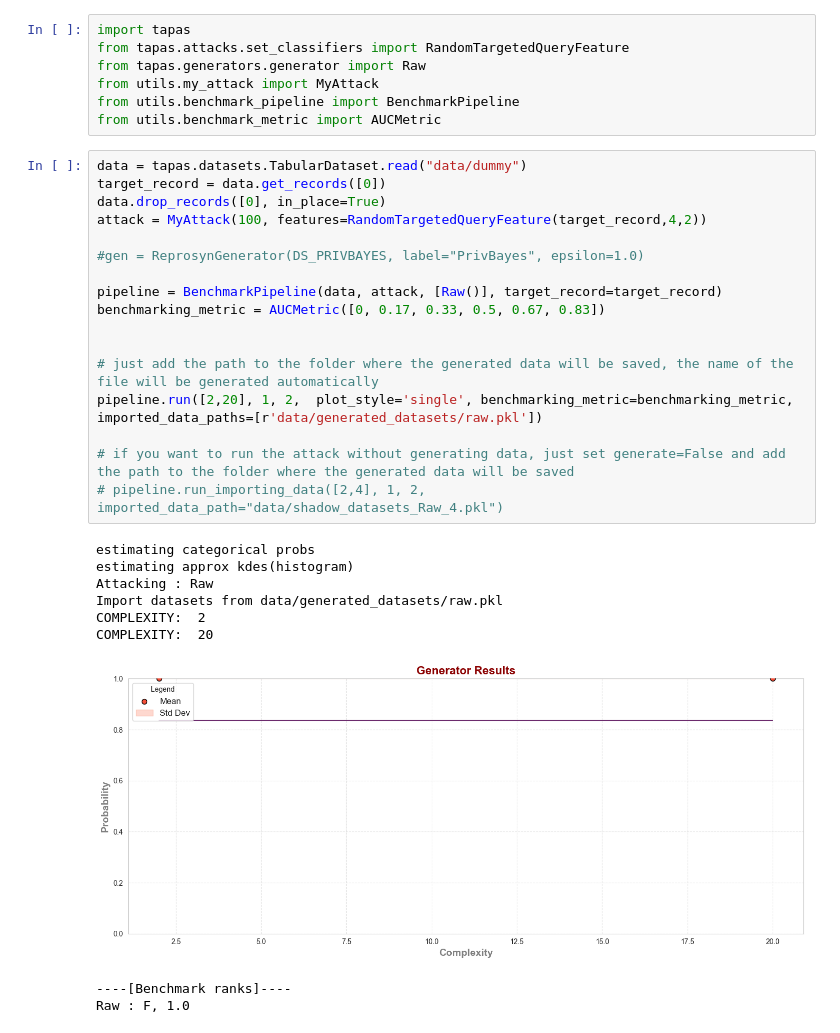
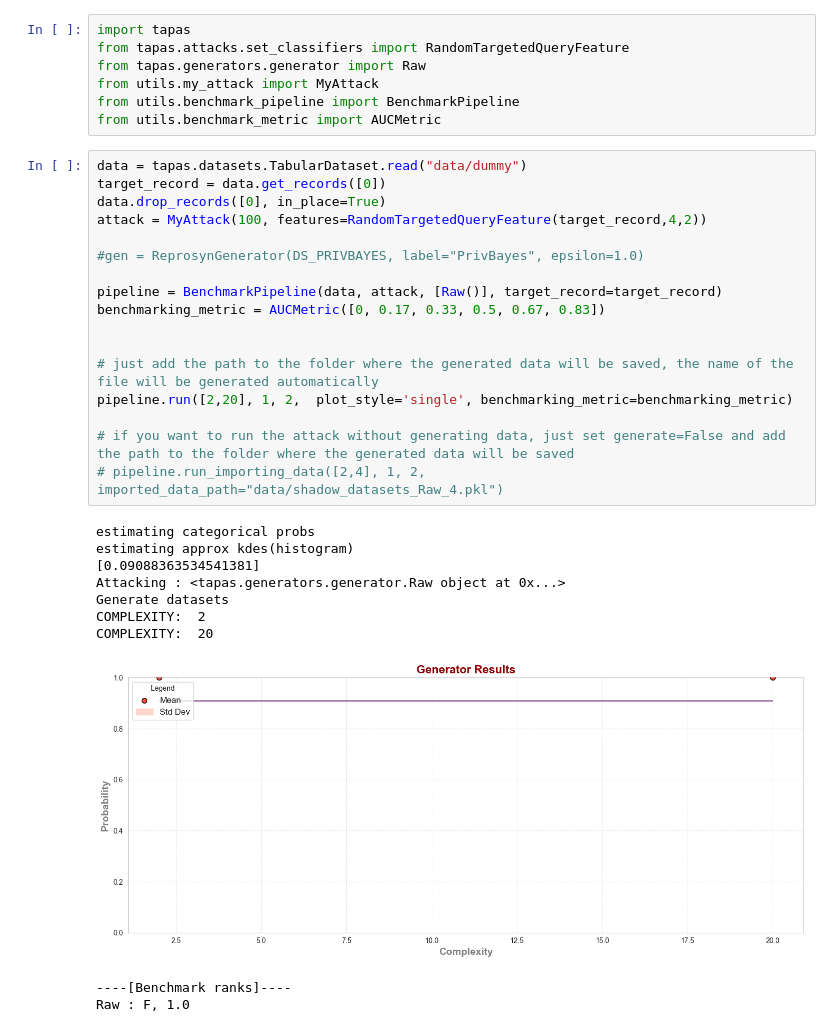
Before and after one commit to ArthGV/Benchmarking-of-Tabular-Synthetic-Data-Generation, a Jupyter notebook: privacy/run_pipeline.ipynb, the cells around one changed output. Drawn from its saved outputs; the diff is of its cells as text.

```diff
--- a/privacy/run_pipeline.ipynb
+++ b/privacy/run_pipeline.ipynb
@@ -8,27 +8,28 @@ from utils.benchmark_metric import AUCMetric
 # %%
 data = tapas.datasets.TabularDataset.read("data/dummy")
 target_record = data.get_records([0])
 data.drop_records([0], in_place=True)
 attack = MyAttack(100, features=RandomTargetedQueryFeature(target_record,4,2))
 
 #gen = ReprosynGenerator(DS_PRIVBAYES, label="PrivBayes", epsilon=1.0)
 
 pipeline = BenchmarkPipeline(data, attack, [Raw()], target_record=target_record)
 benchmarking_metric = AUCMetric([0, 0.17, 0.33, 0.5, 0.67, 0.83])
 
 
 # just add the path to the folder where the generated data will be saved, the name of the file will be generated automatically
-pipeline.run([2,20], 1, 2,  plot_style='single', benchmarking_metric=benchmarking_metric, imported_data_paths=[r'data/generated_datasets/raw.pkl'])
+pipeline.run([2,20], 1, 2,  plot_style='single', benchmarking_metric=benchmarking_metric)
 
 # if you want to run the attack without generating data, just set generate=False and add the path to the folder where the generated data will be saved
 # pipeline.run_importing_data([2,4], 1, 2, imported_data_path="data/shadow_datasets_Raw_4.pkl")
 # %% [output]
 estimating categorical probs
 estimating approx kdes(histogram)
-Attacking : Raw
-Import datasets from data/generated_datasets/raw.pkl
+[0.09088363534541381]
+Attacking : <tapas.generators.generator.Raw object at 0x...>
+Generate datasets
 COMPLEXITY:  2
 COMPLEXITY:  20
-[figure, old version]
+[figure, new version]
 ----[Benchmark ranks]----
 Raw : F, 1.0
```
Also changed, not shown: parts of 1 cell of this notebook, 1 other file.
